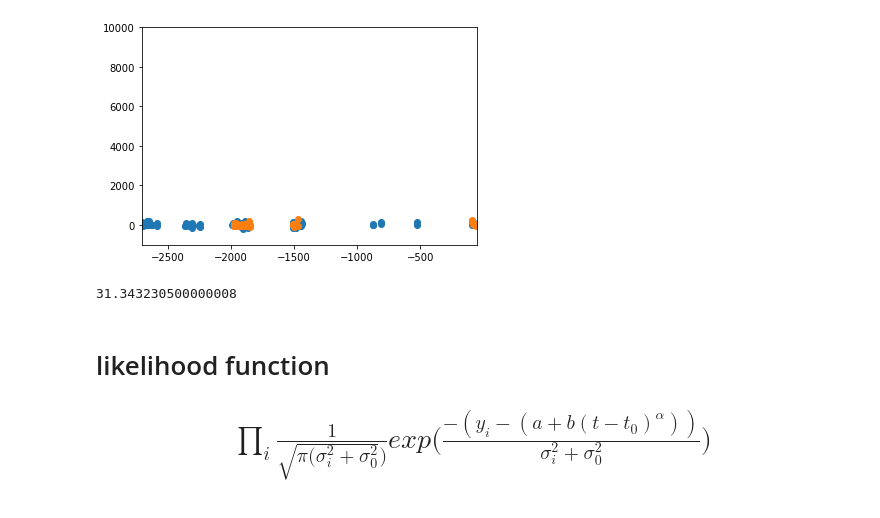
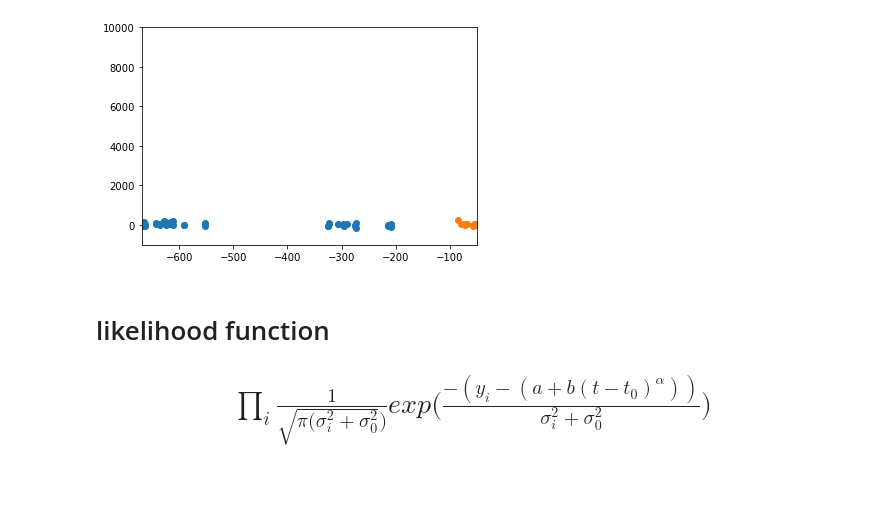
Before and after one commit to adamamiller/iptf16hvw-1, a Jupyter notebook: Early LC analysis - emcee.ipynb, the cells around one changed output. Saved outputs shown, nothing was run; the diff lists cells and outputs as text; code cells hidden in the pictures.

```diff
--- a/Early LC analysis - emcee.ipynb
+++ b/Early LC analysis - emcee.ipynb
@@ -13,38 +13,36 @@ MJD_max_16hvw = 57714.40
 # %%
 #import the data
 g = pd.read_csv('../Data/16hvw_photometry/16hvw_g_forced_flux.txt', sep=" " , header=None)
 R = pd.read_csv('../Data/16hvw_photometry/16hvw_R_forced_flux.txt', sep=" " , header=None)
 
 #convert to MJD
 g[0] = g[0] - 2400000.5
 R[0] = R[0] - 2400000.5
 
 #convert times relative to SN max light in restframe
-g[0] = g[0] - MJD_max_16hvw
-R[0] = R[0] - MJD_max_16hvw
+g[0] = (g[0] - MJD_max_16hvw) / (1 + z_16hvw)
+R[0] = R[0] - MJD_max_16hvw / (1 +z_16hvw)
 
 #Set column names
 g.columns = ['phase' , 'Flux' ,'Fluxerr']
 R.columns =  ['phase' , 'Flux' ,'Fluxerr']
 
 
 #get rid of bad data
 R_bad_indices = np.where(np.logical_or(R['Fluxerr']< 0, R['Flux'] == 99999999.0))
 g_bad_indices = np.where(np.logical_or(g['Fluxerr']< 0, g['Flux'] == 99999999.0))
 
 R.drop(index=R_bad_indices[0], inplace=True)
 g.drop(index=g_bad_indices[0], inplace=True)
 
 #plot data
 plt.errorbar(R['phase'],  R['Flux'], yerr=R['Fluxerr'], fmt='o' )
 plt.errorbar(g['phase'] , g['Flux'], yerr=g['Fluxerr'], fmt ='o')
 plt.xlim([np.min(R['phase']), -50])
 plt.ylim([-1000,10000])
 plt.show()
-np.mean(R['Flux'][0:100])
 # %% [output]
-[figure, old version]
+[figure, new version]
-31.343230500000008
 # %% [markdown]
 # likelihood function
 
```
Also changed, not shown: parts of 5 cells of this notebook.
